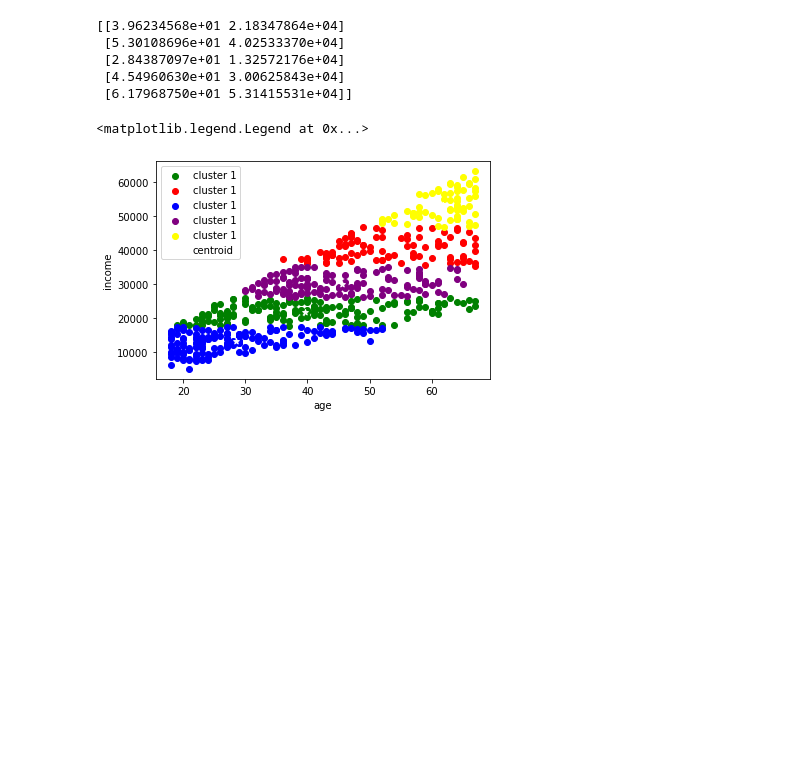
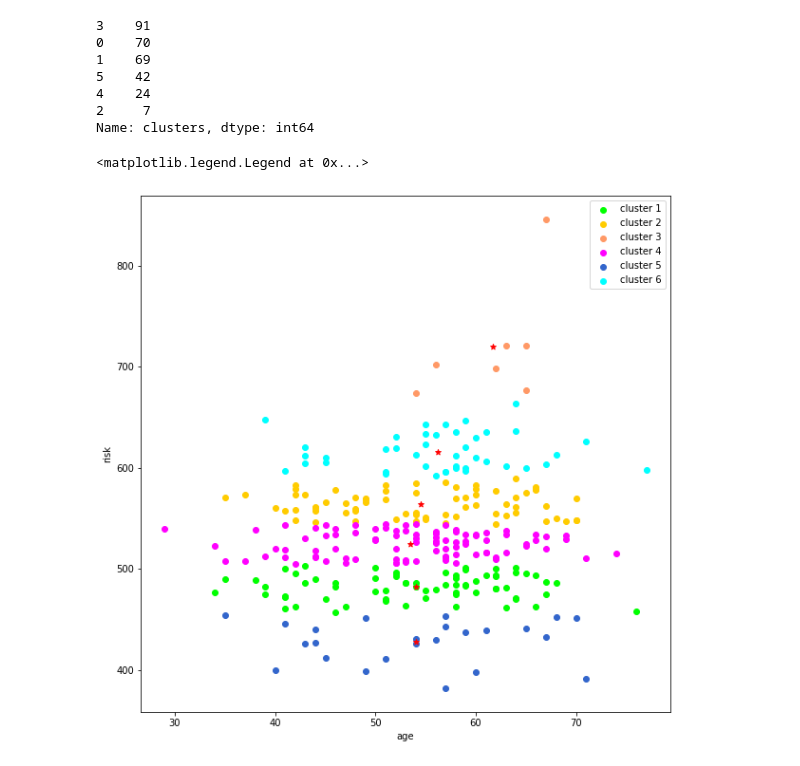
Before and after one commit to vmmduc/Machine-Learning, a Jupyter notebook: K-Means/Kmeans.ipynb, the cells around one changed output. Cells and saved outputs as stored; diff of their text form; code cells hidden in the pictures; blank space fills up the shorter version.

```diff
--- a/K-Means/Kmeans.ipynb
+++ b/K-Means/Kmeans.ipynb
@@ -58,27 +57,36 @@ dataset
-# %%
-ds1 = dataset[dataset.cluster == 0]
-ds2 = dataset[dataset.cluster == 1]
-ds3 = dataset[dataset.cluster == 2]
-ds4 = dataset[dataset.cluster == 3]
-ds5 = dataset[dataset.cluster == 4]
-
-print(k.cluster_centers_)
-
-plt.scatter(ds1['age'], ds1['income'], color='green', label='cluster 1')
-plt.scatter(ds2['age'], ds2['income'], color='red', label='cluster 1')
-plt.scatter(ds3['age'], ds3['income'], color='blue', label='cluster 1')
-plt.scatter(ds4['age'], ds4['income'], color='purple', label='cluster 1')
-plt.scatter(ds5['age'], ds5['income'], color='yellow', label='cluster 1')
-plt.scatter(k.cluster_centers_[:,0], k.cluster_centers_[:, 1], color="white", marker='*', label='centroid')
-
-plt.xlabel('age')
-plt.ylabel('income')
-plt.legend()
-# %% [output]
-[[3.96234568e+01 2.18347864e+04]
- [5.30108696e+01 4.02533370e+04]
- [2.84387097e+01 1.32572176e+04]
- [4.54960630e+01 3.00625843e+04]
- [6.17968750e+01 5.31415531e+04]]
-<matplotlib.legend.Legend at 0x...>
-[figure, removed]
+# %%
+k = KMeans(n_clusters=6)
+y_predict = k.fit_predict(data_sums[['age', 'risk']])
+data_sums['clusters'] = y_predict
+print(data_sums.clusters.value_counts())
+
+plt.figure(figsize=(10,10))
+c1 = data_sums[data_sums.clusters == 0]
+c2 = data_sums[data_sums.clusters == 1]
+c3 = data_sums[data_sums.clusters == 2]
+c4 = data_sums[data_sums.clusters == 3]
+c5 = data_sums[data_sums.clusters == 4]
+c6 = data_sums[data_sums.clusters == 5]
+
+plt.scatter(c1['age'], c1['risk'], color='#00FF00', label='cluster 1')
+plt.scatter(c2['age'], c2['risk'], color='#FFCC00', label='cluster 2')
+plt.scatter(c3['age'], c3['risk'], color='#FF9966', label='cluster 3')
+plt.scatter(c4['age'], c4['risk'], color='#FF00FF', label='cluster 4')
+plt.scatter(c5['age'], c5['risk'], color='#3366CC', label='cluster 5')
+plt.scatter(c6['age'], c6['risk'], color='#00FFFF', label='cluster 6')
+
+plt.scatter(k.cluster_centers_[:,0], k.cluster_centers_[:, 1], color="red", marker='*')
+
+plt.xlabel('age')
+plt.ylabel('risk')
+plt.legend()
+# %% [output]
+3    91
+0    70
+1    69
+5    42
+4    24
+2     7
+Name: clusters, dtype: int64
+<matplotlib.legend.Legend at 0x...>
+[figure, added]
```
Also changed, not shown: parts of 6 cells of this notebook, 14 other files.
